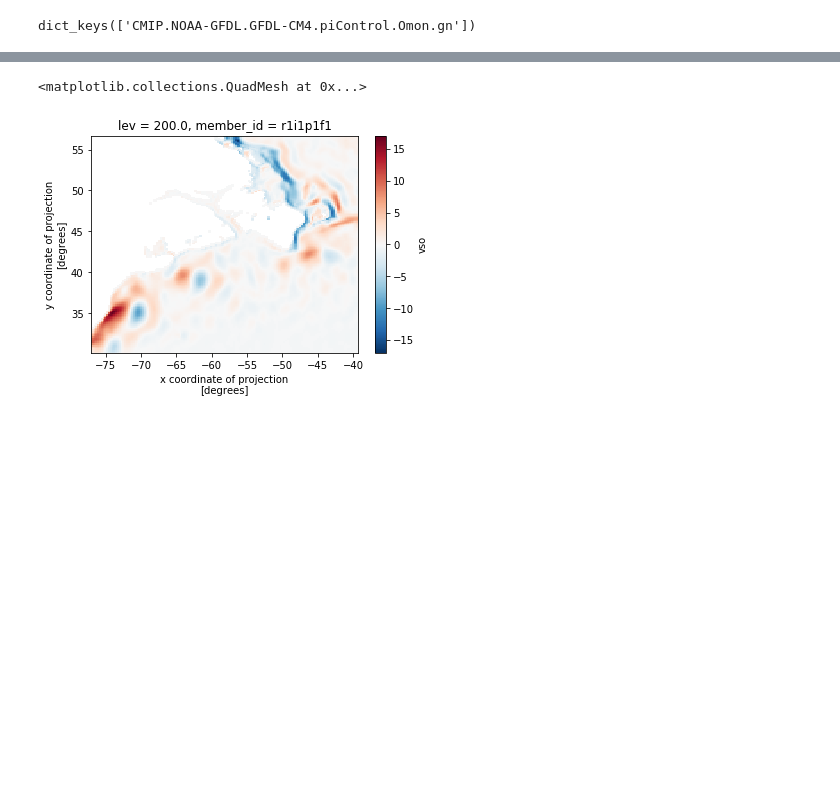
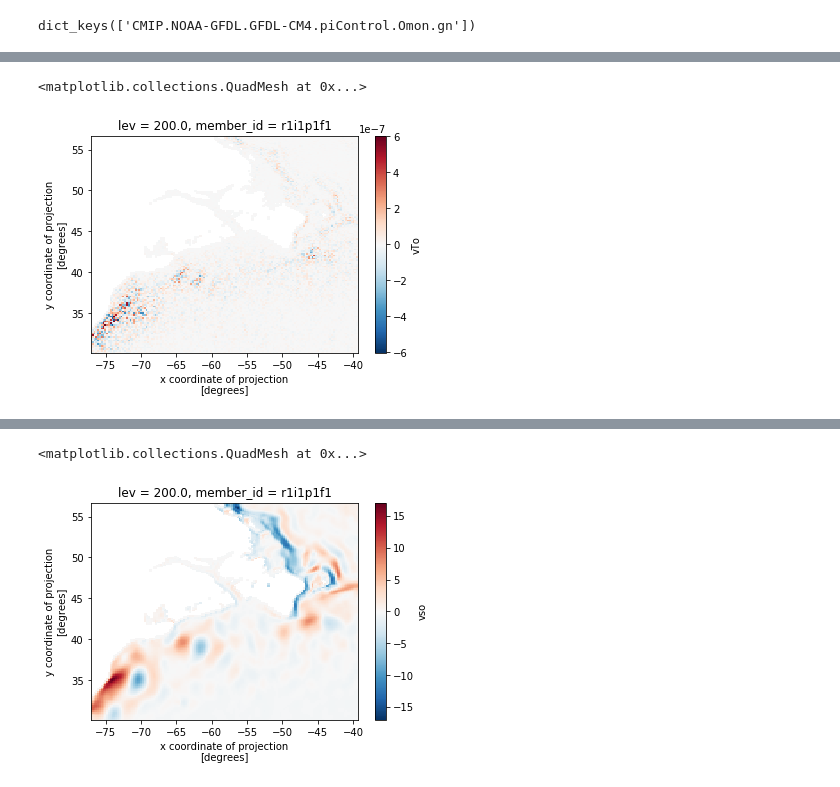
Before and after one commit to mclaret/cmip6hack-GS, a Jupyter notebook: notebooks/GFDLCM4_datalaod.ipynb, the cells around one changed output, grey strips where cells are left out. Drawn from its saved outputs; the diff is of its cells as text; code cells hidden in the pictures; blank space fills up the shorter version.

```diff
--- a/notebooks/GFDLCM4_datalaod.ipynb
+++ b/notebooks/GFDLCM4_datalaod.ipynb
@@ -170 +169,6 @@ mean_data_sub.vTo.plot()
+# %%
+anam100_data_sub.vTo.plot() ## Time-averaged eddy flux
+# %% [output]
+<matplotlib.collections.QuadMesh at 0x...>
+[figure, added]
 # %%
```
Also changed, not shown: parts of 9 cells of this notebook, 1 other file.
